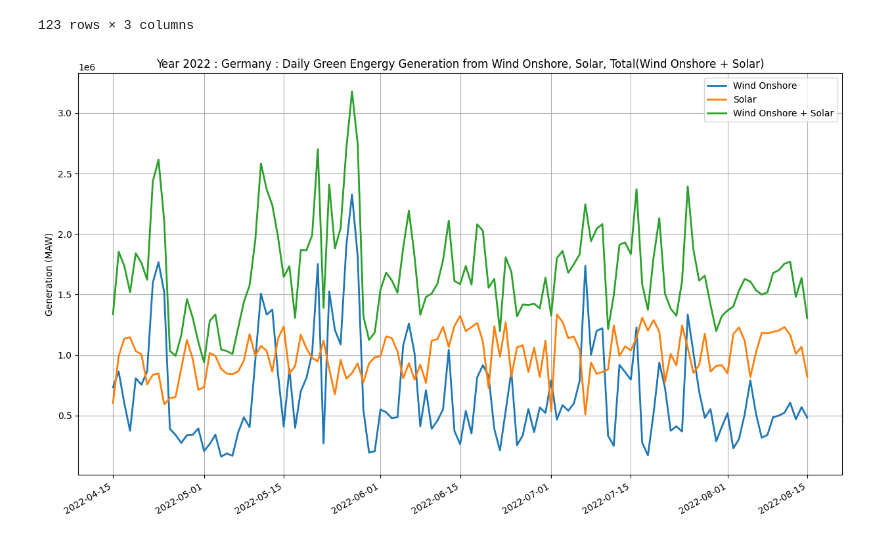
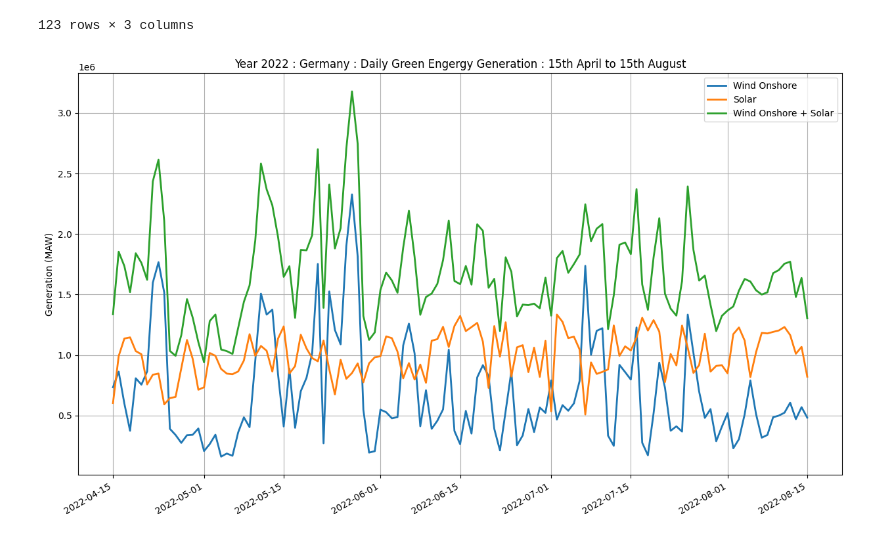
Before and after one commit to mahbubur-87/SE-Europe-Data_Challenge_Template, a Jupyter notebook: se-europe-data-challenge-data-analysis.ipynb, the cells around one changed output. Saved outputs shown, nothing was run; the diff lists cells and outputs as text; code cells hidden in the pictures.

```diff
--- a/se-europe-data-challenge-data-analysis.ipynb
+++ b/se-europe-data-challenge-data-analysis.ipynb
@@ -669,6 +735,6 @@ df_gen_2022_daily
 | 21419 | 2022-12-31 | 2023-01-01 | B19 | Wind Onshore | Wind | NaN | UK | 1.0 | 3233.0 | MAW |
 21420 rows × 10 columns
 # %%
-df_gen_2022_daily = df_gen_2022_daily.dropna()
-df_gen_2022_daily = df_gen_2022_daily.set_index(pd.Index(np.arange(0, df_gen_2022_daily.shape[0])))
-df_gen_2022_daily
+#df_gen_2022_daily = df_gen_2022_daily.dropna()
+#df_gen_2022_daily = df_gen_2022_daily.set_index(pd.Index(np.arange(0, df_gen_2022_daily.shape[0])))
+#df_gen_2022_daily
@@ -776,0 +829,4 @@ df_gen_2022_daily_de_wind_onshore
+# %%
+df_gen_2022_daily_de_wind_onshore = df_gen_2022_daily_de_wind_onshore.groupby(by=["StartTime", "EndTime"])["quantity"].sum()
+df_gen_2022_daily_de_wind_onshore = df_gen_2022_daily_de_wind_onshore.reset_index()
+df_gen_2022_daily_de_wind_onshore
@@ -793,0 +864,4 @@ df_gen_2022_daily_de_solar
+# %%
+df_gen_2022_daily_de_solar = df_gen_2022_daily_de_solar.groupby(by=["StartTime", "EndTime"])["quantity"].sum()
+df_gen_2022_daily_de_solar = df_gen_2022_daily_de_solar.reset_index()
+df_gen_2022_daily_de_solar
@@ -812,18 +900,18 @@ df_gen_2022_daily_de_wind_onshore_solar
 # %%
 import matplotlib.pyplot as plt
 
 fig, ax = plt.subplots(figsize=(15,9))
 
 ax.plot(pd.to_datetime(df_gen_2022_daily_de_wind_onshore["StartTime"]).dt.date, df_gen_2022_daily_de_wind_onshore["quantity"], lw=2, label='Wind Onshore')
 ax.plot(pd.to_datetime(df_gen_2022_daily_de_solar["StartTime"]).dt.date, df_gen_2022_daily_de_solar["quantity"], lw=2, label='Solar')
 ax.plot(pd.to_datetime(df_gen_2022_daily_de_wind_onshore_solar["StartTime"]).dt.date, df_gen_2022_daily_de_wind_onshore_solar["quantity"], lw=2, label='Wind Onshore + Solar')
 
 ax.legend(loc='upper right')
 ax.grid(True)
 ax.label_outer()
 ax.set_ylabel('Generation (MAW)')
-ax.set_title('Year 2022 : Germany : Daily Green Engergy Generation from Wind Onshore, Solar, Total(Wind Onshore + Solar)')
+ax.set_title('Year 2022 : Germany : Daily Green Engergy Generation : 15th April to 15th August')
 
 fig.autofmt_xdate()
 # %% [output]
-[figure, old version]
+[figure, new version]
```
Also changed, not shown: parts of 76 cells of this notebook.
